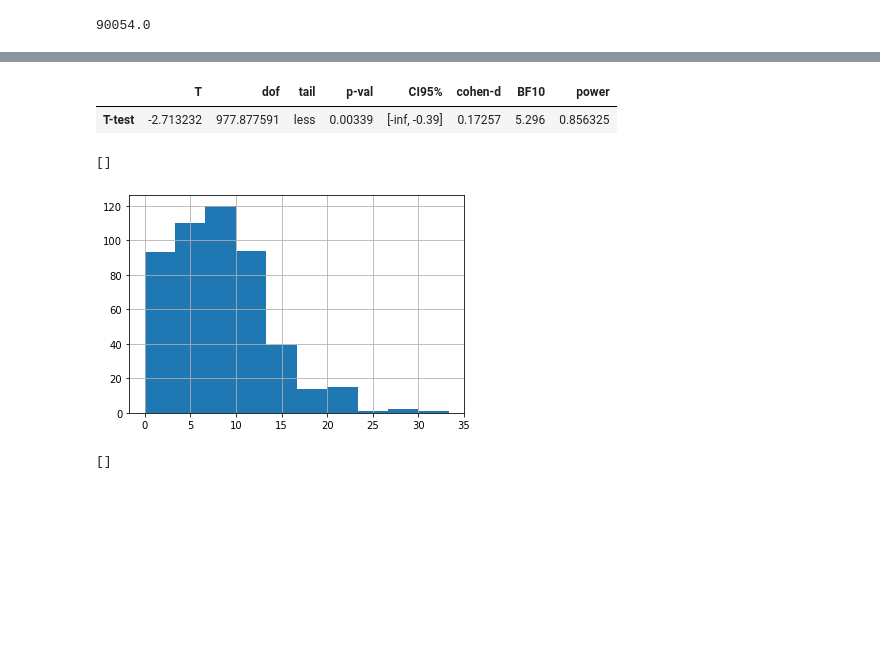
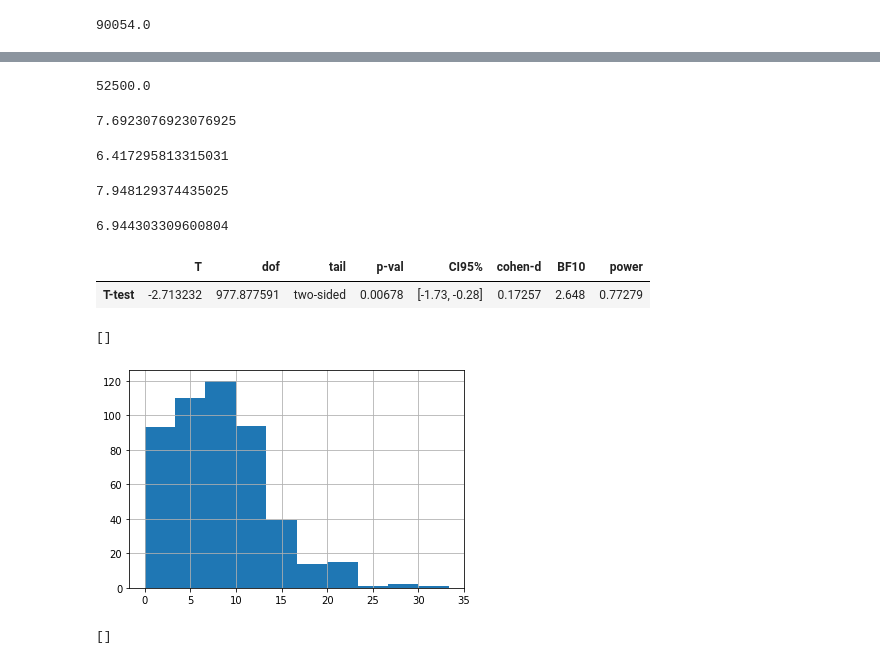
Before and after one commit to DS4A-team92/food-deserts, a Jupyter notebook: notebooks/3.0_ZH_initial_EDA.ipynb, the cells around one changed output, grey strips where cells are left out. Cells and saved outputs as stored; diff of their text form; code cells hidden in the pictures; blank space fills up the shorter version.

```diff
--- a/notebooks/3.0_ZH_initial_EDA.ipynb
+++ b/notebooks/3.0_ZH_initial_EDA.ipynb
@@ -420,17 +409,44 @@ df_clean[df_clean['prop_black']>6.101]['mrfei'].mean()
+# %%
+#Median of median_income of census tracts with a proportion of Black residents above the median
+df_clean[df_clean['prop_black']>6.101]['median_income'].median()
+# %% [output]
+52500.0
+# %%
+#Median mrfei value for census tracts with a proportion of Black residents below the median
+df_clean[df_clean['prop_black']<6.101]['mrfei'].median()
+# %% [output]
+7.6923076923076925
+# %%
+#Median mrfei value for census tracts with a proportion of Black residents above the median
+df_clean[df_clean['prop_black']>6.101]['mrfei'].median()
+# %% [output]
+6.417295813315031
+# %%
+#Mean mrfei value for census tracts with a proportion of Black residents above the median
+df_clean[df_clean['prop_black']<6.101]['mrfei'].mean()
+# %% [output]
+7.948129374435025
+# %%
+#Mean mrfei value for census tracts with a proportion of Black residents above the median
+df_clean[df_clean['prop_black']>6.101]['mrfei'].mean()
+# %% [output]
+6.944303309600804
 # %%
 #ttest to see if difference in mean is statistically significant
 import pingouin
-#from scipy.stats import ttest_ind
-pingouin.ttest(df_clean[df_clean['prop_black']>6.101]['mrfei'],df_clean[df_clean['prop_black']<6.101]['mrfei'],tail="one-sided")
-#ttest_ind(df_clean[df_clean['prop_black']>6.101]['mrfei'],df_clean[df_clean['prop_black']<6.101]['mrfei'])
+
+pingouin.ttest(df_clean[df_clean['prop_black']>6.101]['mrfei'],df_clean[df_clean['prop_black']<6.101]['mrfei'])
+
+#THE DIFFERENCE BETWEEN AVERAGE MRFEI VALUE IS STATISTICALLY SIGNIFICANT (BELOW 0.01 SIGNIFICANCE LEVEL)
 # %% [output]
 |  | T | dof | tail | p-val | CI95% | cohen-d | BF10 | power |
-| T-test | -2.713232 | 977.877591 | less | 0.00339 | [-inf, -0.39] | 0.17257 | 5.296 | 0.856325 |
+| T-test | -2.713232 | 977.877591 | two-sided | 0.00678 | [-1.73, -0.28] | 0.17257 | 2.648 | 0.77279 |
-# %%
-df_clean[df_clean['prop_black']<6.101]['mrfei'].hist().plot()
-# %% [output]
-[]
-[figure, removed]
+# %%
+#Distribution of mrfei in census tracts with a proportion of Black residents below the median
+df_clean[df_clean['prop_black']<6.101]['mrfei'].hist().plot()
+# %% [output]
+[]
+[figure, added]
 # %%
 #MRFEI data appears more right-skewed in census tracts with a proportion of Black people above the median
 df_clean[df_clean['prop_black']>6.101]['mrfei'].hist().plot()
```
Also changed, not shown: parts of 53 cells of this notebook.
